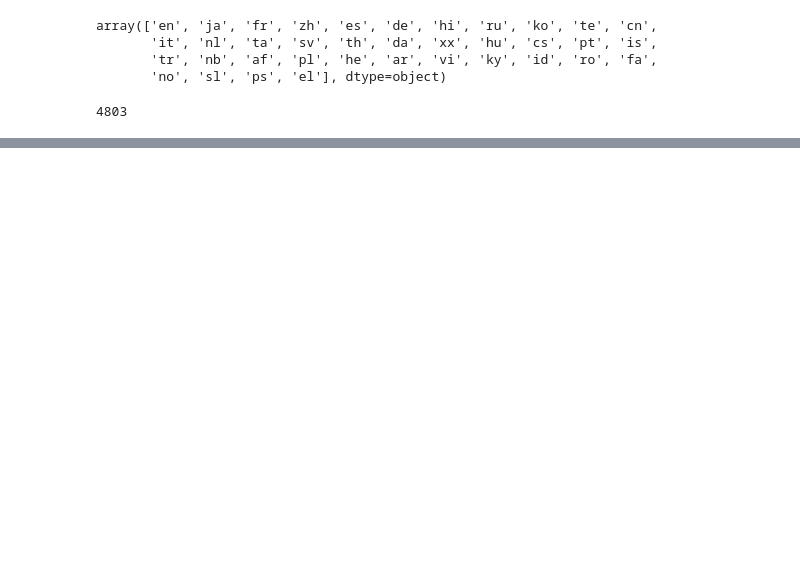
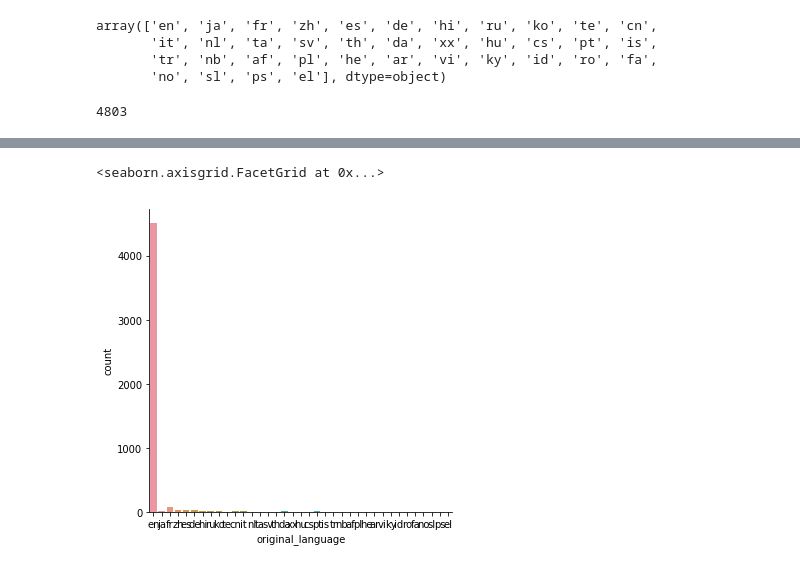
Before and after one commit to gpanassol/alura-ciencia-dados, a Jupyter notebook: data-science-primeiros-passos/Introdução a Data Science.ipynb, the cells around one changed output, grey strips where cells are left out. Drawn from its saved outputs; the diff is of its cells as text; code cells hidden in the pictures; blank space fills up the shorter version.

```diff
--- a/data-science-primeiros-passos/Introdução a Data Science.ipynb
+++ b/data-science-primeiros-passos/Introdução a Data Science.ipynb
@@ -219,0 +247,9 @@ tmdb.original_language.count()
+# %%
+# Usando o gráfico de barras para categorias do Seaborn
+# https://seaborn.pydata.org/generated/seaborn.catplot.html
+# Pego o dataset original, seto no eixo X as original_language e uso parametro 'count' em kind
+# A diferença vai ser nos dados apresentados no eixo X pois os dados não estão ordenados
+sns.catplot(x = "original_language", kind="count", data = tmdb)
+# %% [output]
+<seaborn.axisgrid.FacetGrid at 0x...>
+[figure, added]
```
Also changed, not shown: parts of 12 cells of this notebook.
